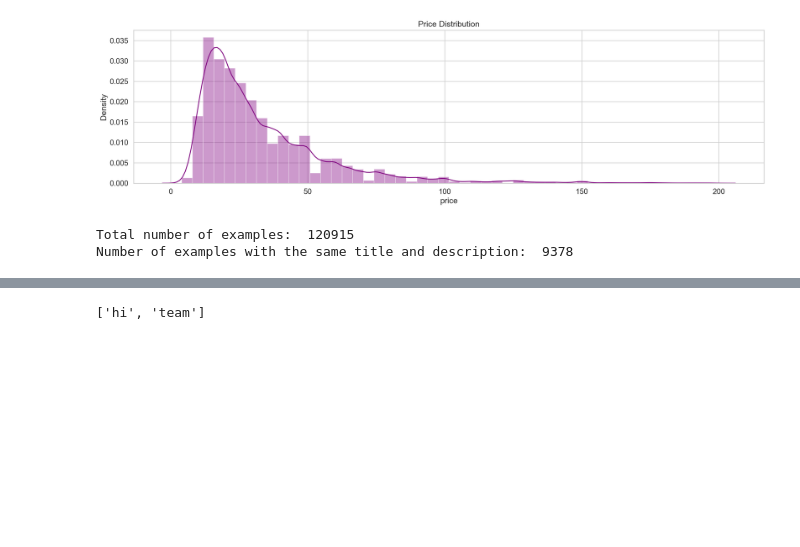
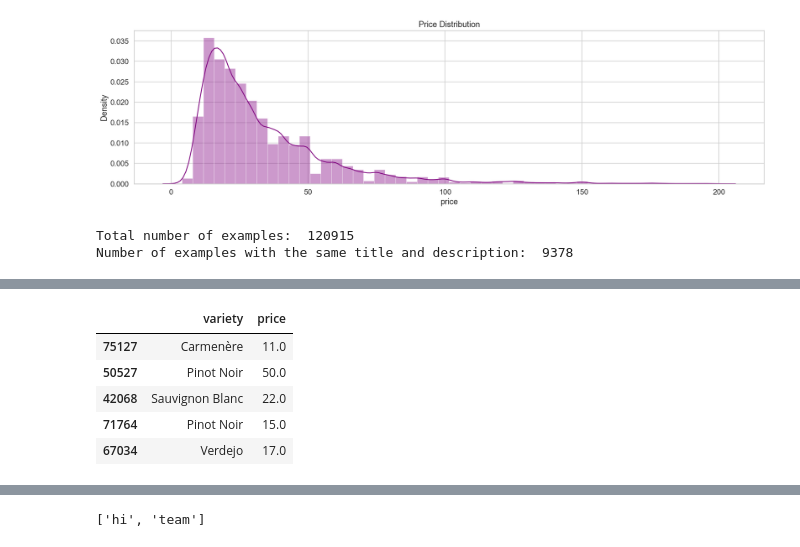
Before and after one commit to nsamko/wine_recommendation, a Jupyter notebook: wine.ipynb, the cells around one changed output, grey strips where cells are left out. Saved outputs shown, nothing was run; the diff lists cells and outputs as text; code cells hidden in the pictures; blank space fills up the shorter version.

```diff
--- a/wine.ipynb
+++ b/wine.ipynb
@@ -385,0 +389,9 @@ test_df = pd.DataFrame(test)
+# %%
+train_df2.head()
+# %% [output]
+|  | variety | price |
+| 75127 | Carmenère | 11.0 |
+| 50527 | Pinot Noir | 50.0 |
+| 42068 | Sauvignon Blanc | 22.0 |
+| 71764 | Pinot Noir | 15.0 |
+| 67034 | Verdejo | 17.0 |
```
Also changed, not shown: parts of 34 cells of this notebook.
